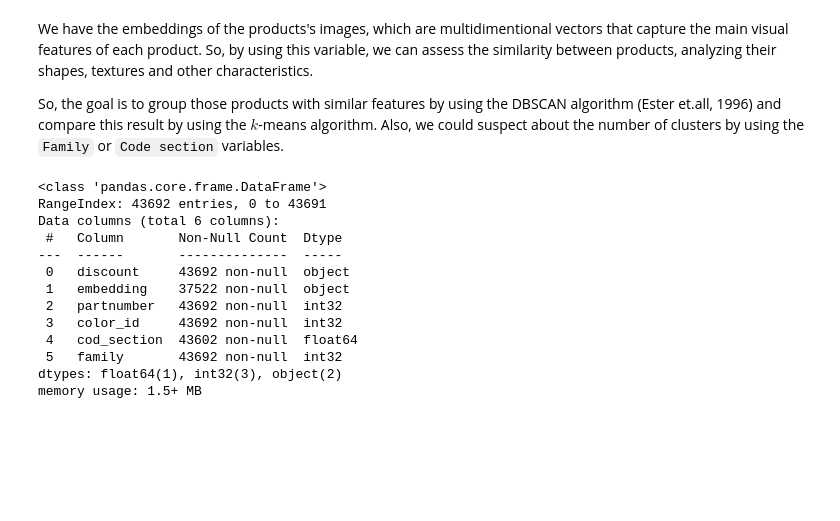
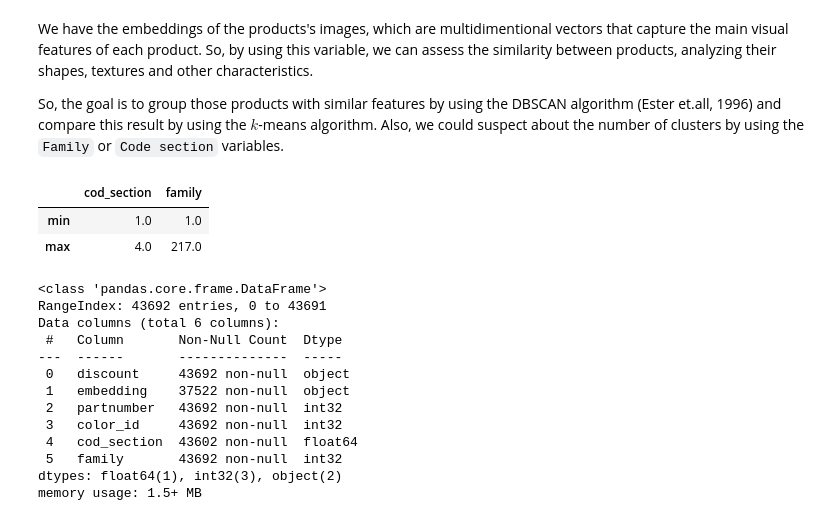
Before and after one commit to CarlosFOL/Recommender_System, a Jupyter notebook: notebooks/expl_analysis.ipynb, the cells around one changed output. Saved outputs shown, nothing was run; the diff lists cells and outputs as text; code cells hidden in the pictures; blank space fills up the shorter version.

```diff
--- a/notebooks/expl_analysis.ipynb
+++ b/notebooks/expl_analysis.ipynb
@@ -327,6 +326,12 @@ n = df_products.shape[0]
 We have the embeddings of the products's images, which are multidimentional vectors that capture the main visual features of each product. So, by using this variable, we can assess the similarity between products, analyzing their shapes, textures and other characteristics.
 
 So, the goal is to group those products with similar features by using the DBSCAN algorithm (Ester et.all, 1996) and compare this result by using the $k$-means algorithm. Also, we could suspect about the number of clusters by using the `Family` or `Code section` variables.
+# %%
+df_products.loc[:, ["cod_section", "family"]].describe().loc[["min", "max"], :]
+# %% [output]
+|  | cod_section | family |
+| min | 1.0 | 1.0 |
+| max | 4.0 | 217.0 |
 # %%
 df_products.info()
 # %% [output]
```
Also changed, not shown: parts of 6 cells of this notebook, 5 other files.
